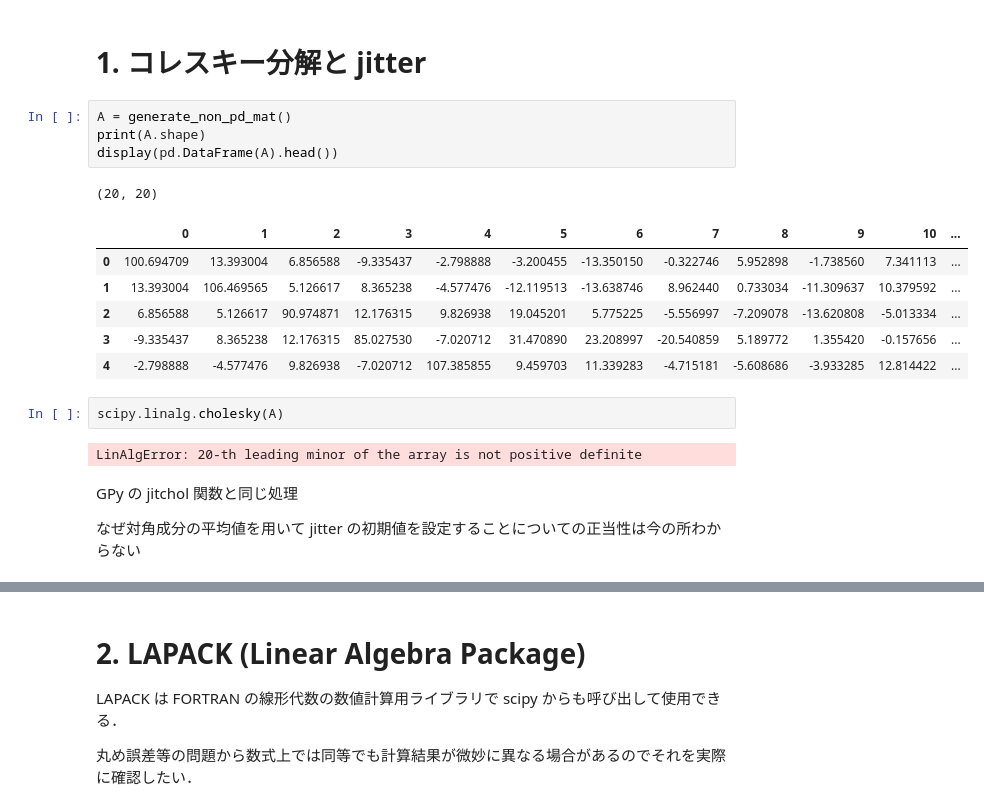
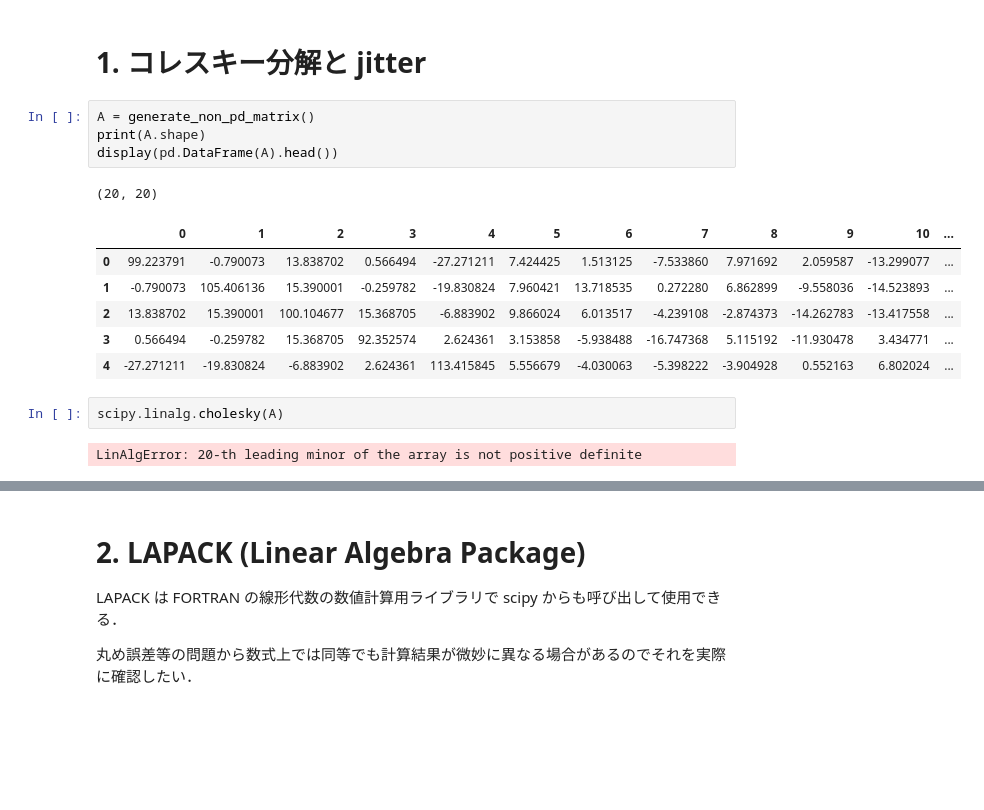
Before and after one commit to euno2723/SGPR, a Jupyter notebook: experiments/linalg.ipynb, the cells around one changed output, grey strips where cells are left out. Saved outputs shown, nothing was run; the diff lists cells and outputs as text; blank space fills up the shorter version.

```diff
--- a/experiments/linalg.ipynb
+++ b/experiments/linalg.ipynb
@@ -98,22 +47,18 @@ X_pred = np.linspace(X[:,0].min() - 30,
 # %% [markdown]
 # 1. コレスキー分解と jitter
 # %%
-A = generate_non_pd_mat()
+A = generate_non_pd_matrix()
 print(A.shape)
 display(pd.DataFrame(A).head())
 # %% [output]
 (20, 20)
 |  | 0 | 1 | 2 | 3 | 4 | 5 | 6 | 7 | 8 | 9 | 10 | ... |
-| 0 | 100.694709 | 13.393004 | 6.856588 | -9.335437 | -2.798888 | -3.200455 | -13.350150 | -0.322746 | 5.952898 | -1.738560 | 7.341113 | ... |
-| 1 | 13.393004 | 106.469565 | 5.126617 | 8.365238 | -4.577476 | -12.119513 | -13.638746 | 8.962440 | 0.733034 | -11.309637 | 10.379592 | ... |
-| 2 | 6.856588 | 5.126617 | 90.974871 | 12.176315 | 9.826938 | 19.045201 | 5.775225 | -5.556997 | -7.209078 | -13.620808 | -5.013334 | ... |
-| 3 | -9.335437 | 8.365238 | 12.176315 | 85.027530 | -7.020712 | 31.470890 | 23.208997 | -20.540859 | 5.189772 | 1.355420 | -0.157656 | ... |
-| 4 | -2.798888 | -4.577476 | 9.826938 | -7.020712 | 107.385855 | 9.459703 | 11.339283 | -4.715181 | -5.608686 | -3.933285 | 12.814422 | ... |
+| 0 | 99.223791 | -0.790073 | 13.838702 | 0.566494 | -27.271211 | 7.424425 | 1.513125 | -7.533860 | 7.971692 | 2.059587 | -13.299077 | ... |
+| 1 | -0.790073 | 105.406136 | 15.390001 | -0.259782 | -19.830824 | 7.960421 | 13.718535 | 0.272280 | 6.862899 | -9.558036 | -14.523893 | ... |
+| 2 | 13.838702 | 15.390001 | 100.104677 | 15.368705 | -6.883902 | 9.866024 | 6.013517 | -4.239108 | -2.874373 | -14.262783 | -13.417558 | ... |
+| 3 | 0.566494 | -0.259782 | 15.368705 | 92.352574 | 2.624361 | 3.153858 | -5.938488 | -16.747368 | 5.115192 | -11.930478 | 3.434771 | ... |
+| 4 | -27.271211 | -19.830824 | -6.883902 | 2.624361 | 113.415845 | 5.556679 | -4.030063 | -5.398222 | -3.904928 | 0.552163 | 6.802024 | ... |
 # %%
 scipy.linalg.cholesky(A)
 # %% [output]
 LinAlgError: 20-th leading minor of the array is not positive definite
-# %% [markdown]
-GPy の jitchol 関数と同じ処理
-
-なぜ対角成分の平均値を用いて jitter の初期値を設定することについての正当性は今の所わからない
```
Also changed, not shown: parts of 27 cells of this notebook, 6 other files.
